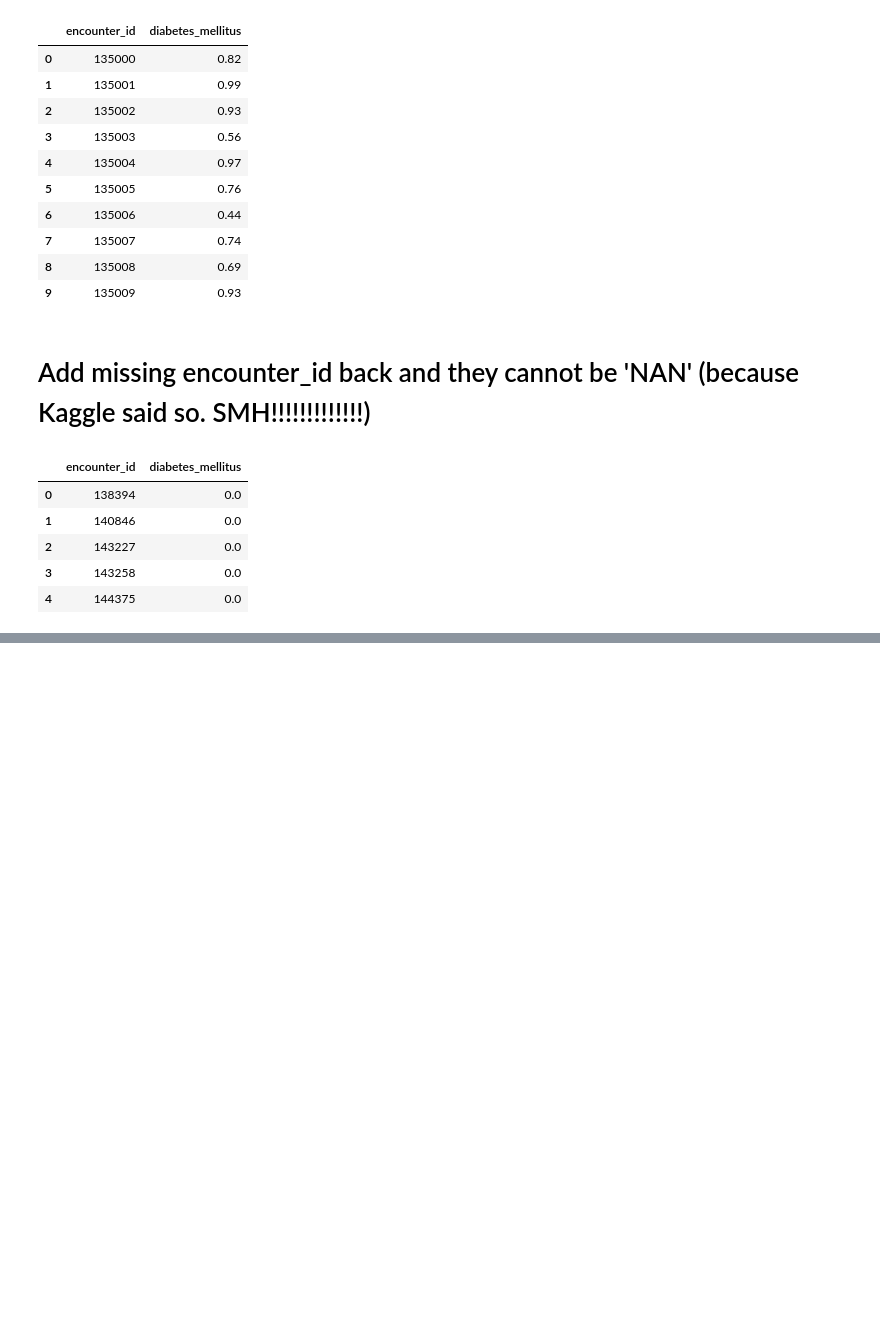
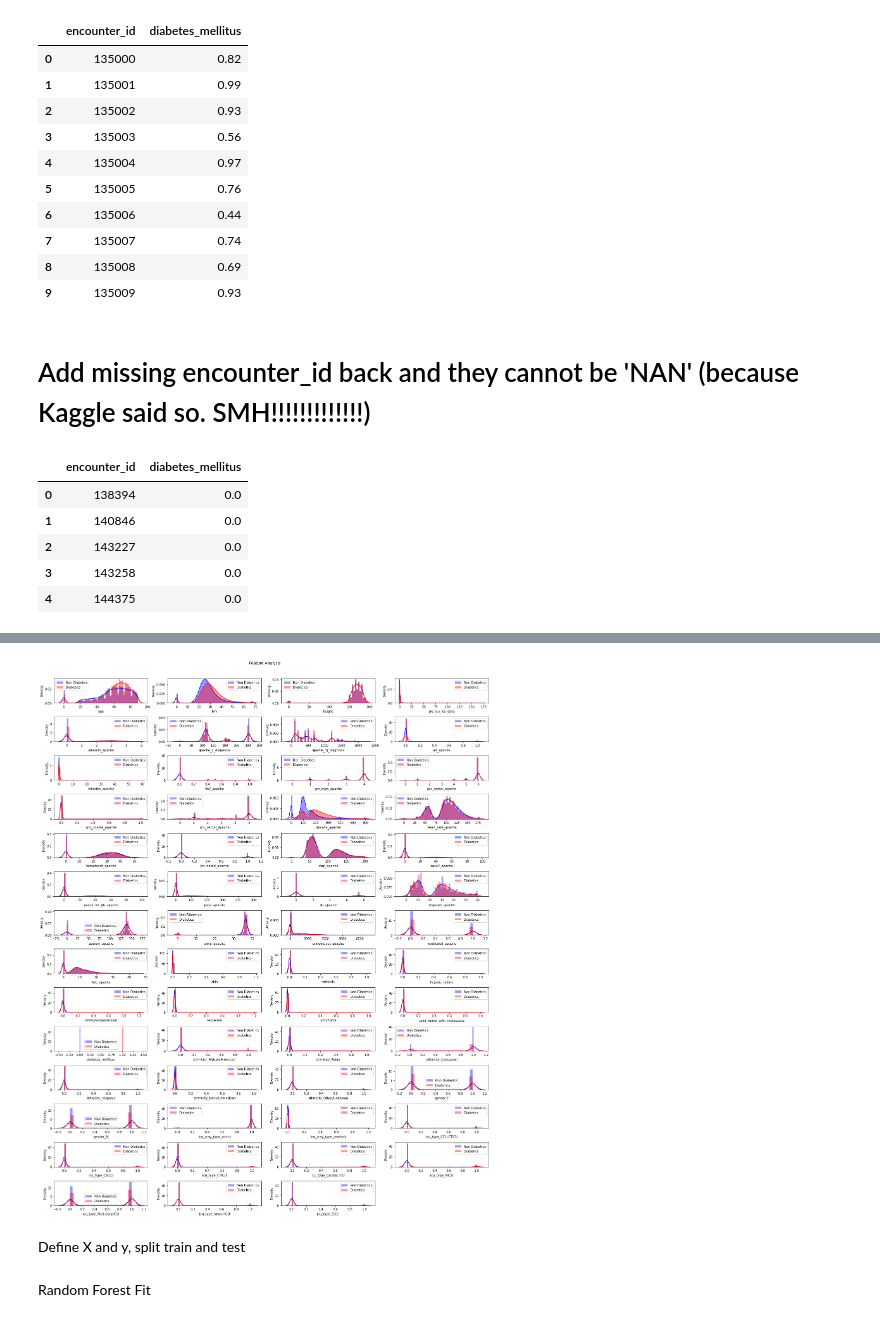
Before and after one commit to DaisyXinyiHe/diabetes_mellitus_predict, a Jupyter notebook: DataAnalysis.ipynb, the cells around one changed output, grey strips where cells are left out. Saved outputs shown, nothing was run; the diff lists cells and outputs as text; code cells hidden in the pictures; blank space fills up the shorter version.

```diff
--- a/DataAnalysis.ipynb
+++ b/DataAnalysis.ipynb
@@ -479,0 +509,3 @@ row, col = np.where((abs(corr_matrix)>=0.5))
+# %%
+training_data_2 = training_data_2[training_data_2.columns.drop(list(training_data_2.filter(regex='h1')))]
+training_data_2 = training_data_2[training_data_2.columns.drop(list(training_data_2.filter(regex='d1')))]
@@ -479,0 +514,2 @@ row, col = np.where((abs(corr_matrix)>=0.5))
+# %%
+training_data_2 = training_data_2.drop(columns='weight')
@@ -479,0 +518,2 @@ row, col = np.where((abs(corr_matrix)>=0.5))
+# %%
+training_data_2 = training_data_2.drop(columns='icu_stay_type_transfer')
@@ -479,0 +522,2 @@ row, col = np.where((abs(corr_matrix)>=0.5))
+# %%
+training_data_2 = training_data_2.drop(columns=['elective_surgery', 'apache_post_operative'])
@@ -479,0 +540,30 @@ row, col = np.where((abs(corr_matrix)>=0.5))
+# %%
+import seaborn as sns
+# Next, to analyze composition of each cluster
+# Non diabetes
+result = training_data_2
+# [total_dat['diabetes_mellitus'] == 0]
+
+fig = plt.figure(figsize = (20, 25))
+j = 0
+for i,item in enumerate(result.columns):
+    if i != 10 and i!=9:
+        plt.subplot(len(training_data_2.columns)/4,4,  j+1)
+        j += 1
+        try:
+            sns.distplot(result[item][result['diabetes_mellitus']==0], color='b', label = 'Non Diabetics')
+            sns.distplot(result[item][result['diabetes_mellitus']==1], color='r', label = 'Diabetics')
+
+        except:
+            sns.countplot(data=result, x = item,hue = "None")
+            print(i,item,"Single Value")
+            continue
+        plt.legend(loc='best')
+fig.suptitle('Feature Analysis')
+fig.tight_layout()
+fig.subplots_adjust(top=0.95)
+plt.show()
+# %% [output]
+[figure, added]
+# %% [markdown]
+Define X and y, split train and test
@@ -479,0 +576,2 @@ row, col = np.where((abs(corr_matrix)>=0.5))
+# %% [markdown]
+Random Forest Fit
```
Also changed, not shown: parts of 97 cells of this notebook.
